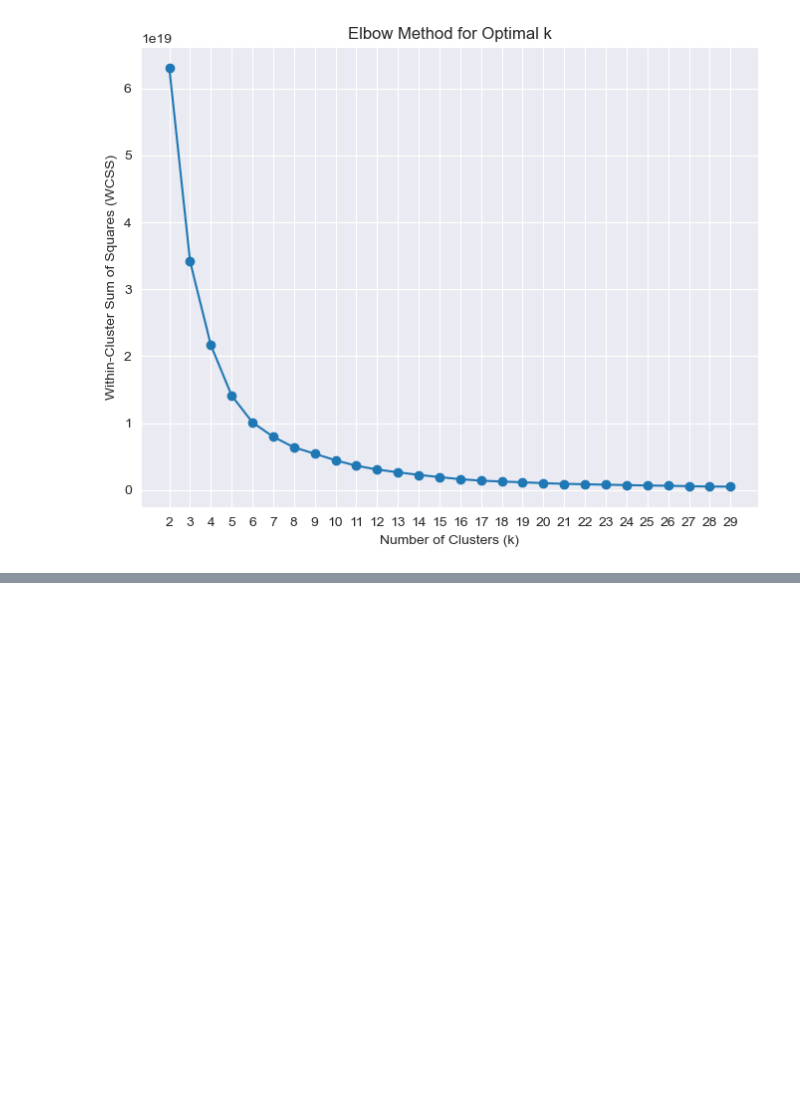
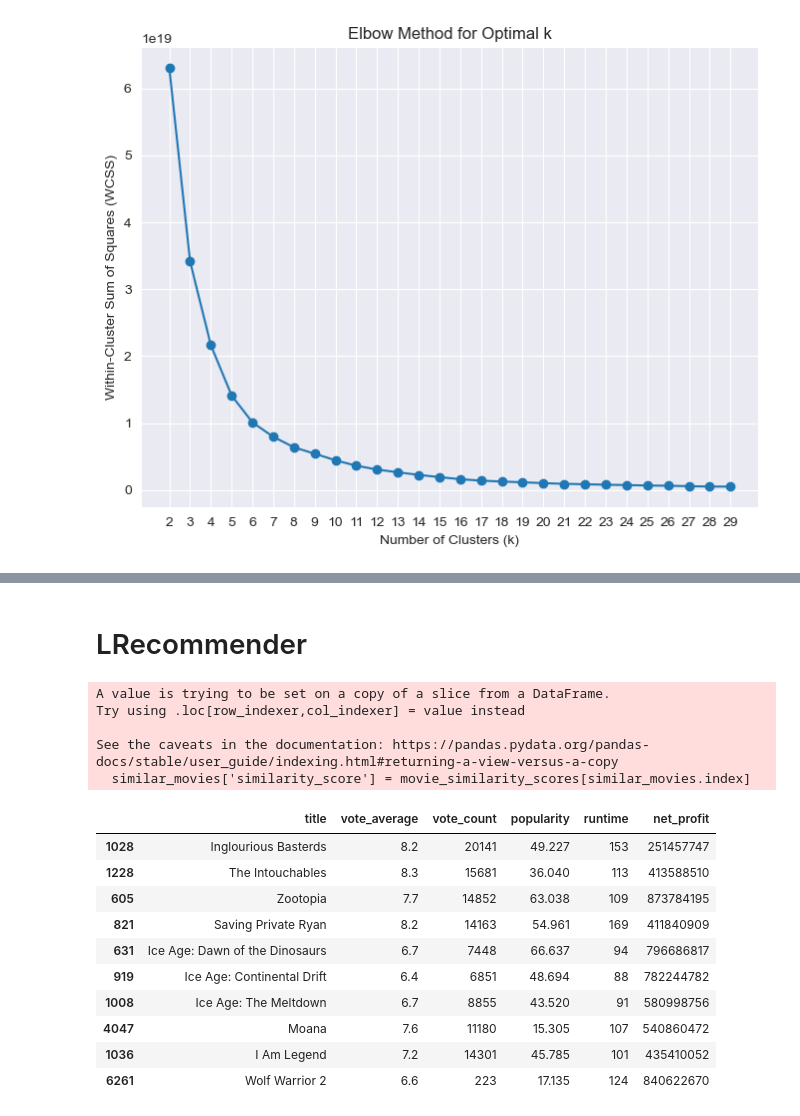
Before and after one commit to Richard-Vuong/Movie-Recommender-Engine, a Jupyter notebook: MoviesRecommender.ipynb, the cells around one changed output, grey strips where cells are left out. Cells and saved outputs as stored; diff of their text form; code cells hidden in the pictures; blank space fills up the shorter version.

```diff
--- a/MoviesRecommender.ipynb
+++ b/MoviesRecommender.ipynb
@@ -629,0 +753,21 @@ plt.show()
+# %% [markdown]
+# LRecommender
+# %%
+lrecommender()
+# %% [output]
+A value is trying to be set on a copy of a slice from a DataFrame.
+Try using .loc[row_indexer,col_indexer] = value instead
+
+See the caveats in the documentation: https://pandas.pydata.org/pandas-docs/stable/user_guide/indexing.html#returning-a-view-versus-a-copy
+  similar_movies['similarity_score'] = movie_similarity_scores[similar_movies.index]
+|  | title | vote_average | vote_count | popularity | runtime | net_profit |
+| 1028 | Inglourious Basterds | 8.2 | 20141 | 49.227 | 153 | 251457747 |
+| 1228 | The Intouchables | 8.3 | 15681 | 36.040 | 113 | 413588510 |
+| 605 | Zootopia | 7.7 | 14852 | 63.038 | 109 | 873784195 |
+| 821 | Saving Private Ryan | 8.2 | 14163 | 54.961 | 169 | 411840909 |
+| 631 | Ice Age: Dawn of the Dinosaurs | 6.7 | 7448 | 66.637 | 94 | 796686817 |
+| 919 | Ice Age: Continental Drift | 6.4 | 6851 | 48.694 | 88 | 782244782 |
+| 1008 | Ice Age: The Meltdown | 6.7 | 8855 | 43.520 | 91 | 580998756 |
+| 4047 | Moana | 7.6 | 11180 | 15.305 | 107 | 540860472 |
+| 1036 | I Am Legend | 7.2 | 14301 | 45.785 | 101 | 435410052 |
+| 6261 | Wolf Warrior 2 | 6.6 | 223 | 17.135 | 124 | 840622670 |
```
Also changed, not shown: parts of 26 cells of this notebook, 42 other files.
